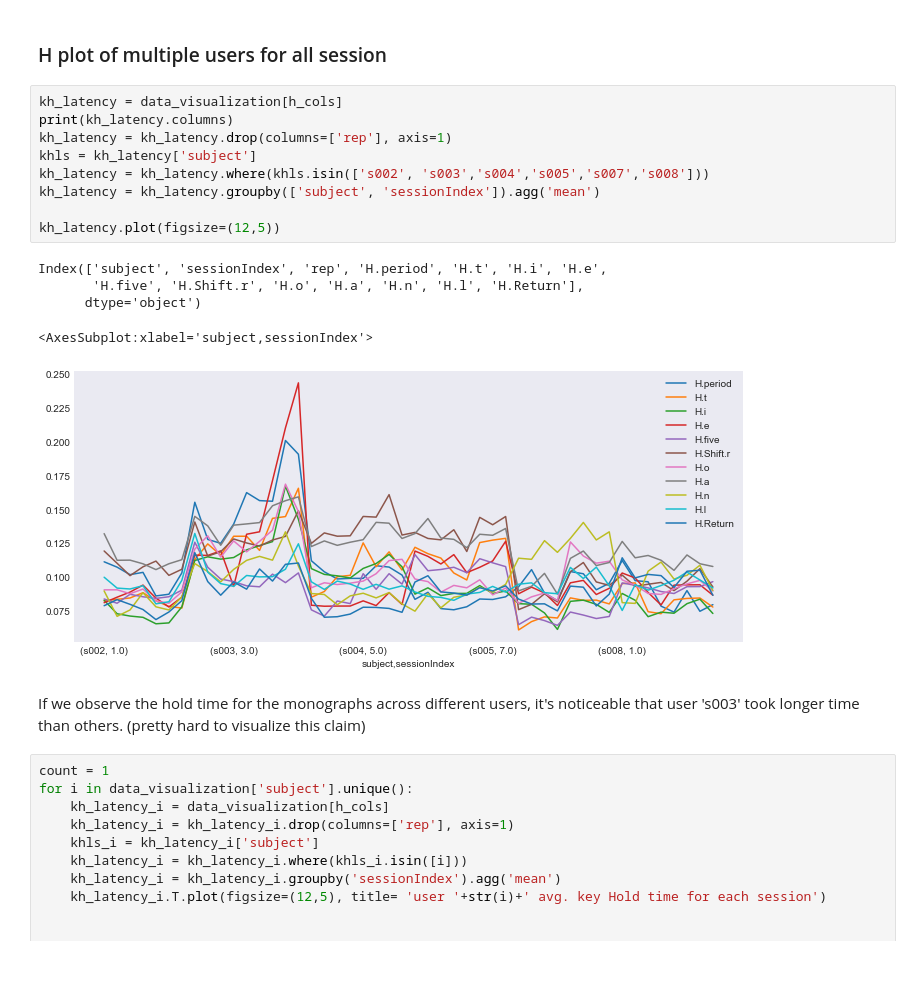
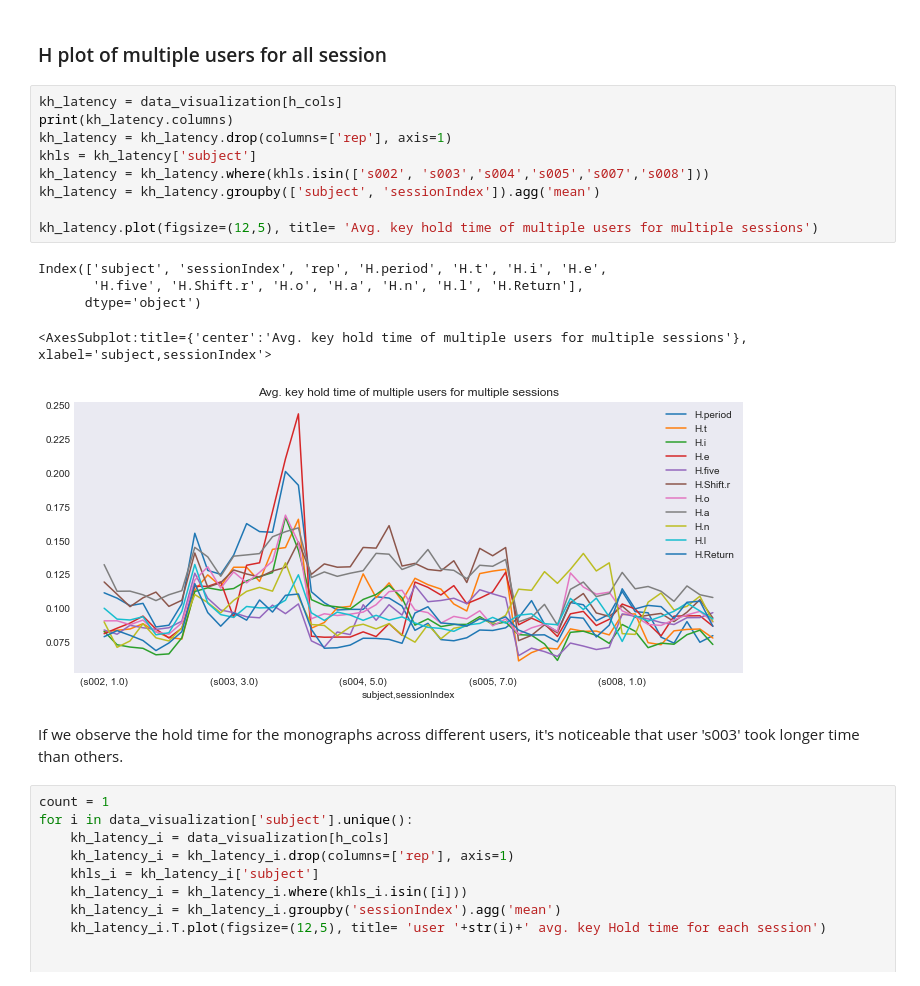
Before and after one commit to pritom007/keystroke, a Jupyter notebook: keystroke.ipynb, the cells around one changed output. Cells and saved outputs as stored; diff of their text form.

```diff
--- a/keystroke.ipynb
+++ b/keystroke.ipynb
@@ -214,20 +212,20 @@ Index(['subject', 'sessionIndex', 'rep', 'H.period', 'H.t', 'H.i', 'H.e',
 # %%
 kh_latency = data_visualization[h_cols]
 print(kh_latency.columns)
 kh_latency = kh_latency.drop(columns=['rep'], axis=1)
 khls = kh_latency['subject']
 kh_latency = kh_latency.where(khls.isin(['s002', 's003','s004','s005','s007','s008']))
 kh_latency = kh_latency.groupby(['subject', 'sessionIndex']).agg('mean')
 
-kh_latency.plot(figsize=(12,5))
+kh_latency.plot(figsize=(12,5), title= 'Avg. key hold time of multiple users for multiple sessions')
 # %% [output]
 Index(['subject', 'sessionIndex', 'rep', 'H.period', 'H.t', 'H.i', 'H.e',
        'H.five', 'H.Shift.r', 'H.o', 'H.a', 'H.n', 'H.l', 'H.Return'],
       dtype='object')
-<AxesSubplot:xlabel='subject,sessionIndex'>
+<AxesSubplot:title={'center':'Avg. key hold time of multiple users for multiple sessions'}, xlabel='subject,sessionIndex'>
-[figure, old version]
+[figure, new version]
 # %% [markdown]
-If we observe the hold time for the monographs across different users, it's noticeable that user 's003' took longer time than others. (pretty hard to visualize this claim)
+If we observe the hold time for the monographs across different users, it's noticeable that user 's003' took longer time than others.
 # %%
 count = 1
 for i in data_visualization['subject'].unique():
```
Also changed, not shown: parts of 6 cells of this notebook.
